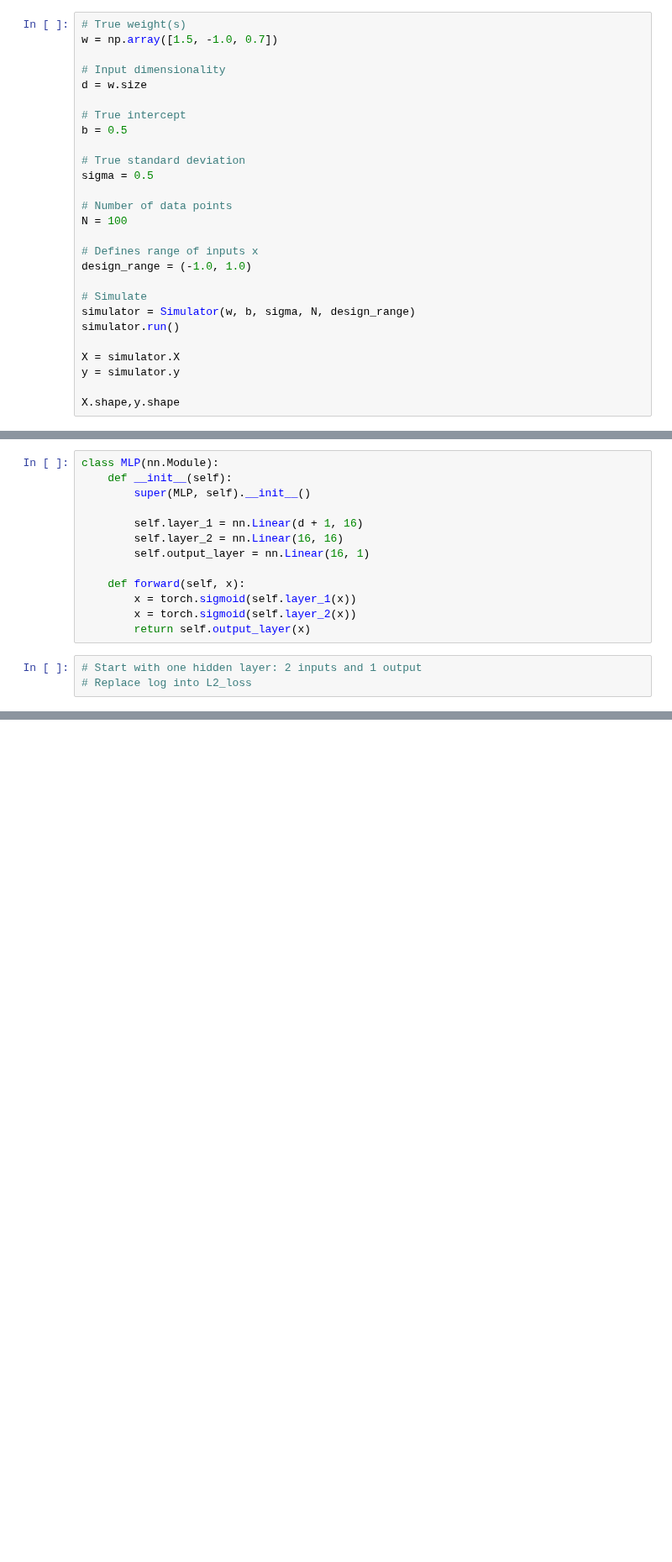
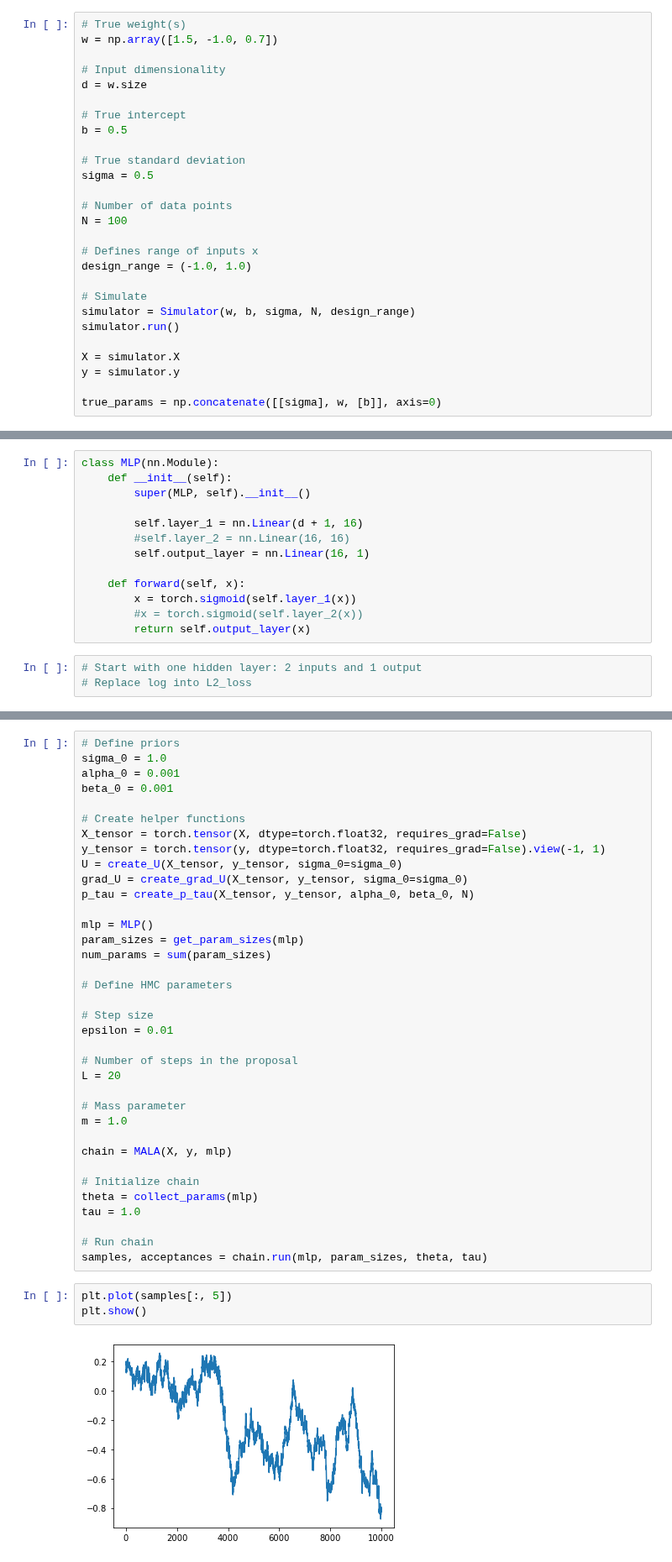
Before and after one commit to quynhhgoogoo/mcmc-project, a Jupyter notebook: notebooks/neural network/MALA.ipynb, the cells around one changed output, grey strips where cells are left out. Shown at 84% size. Cells and saved outputs as stored; diff of their text form; blank space fills up the shorter version.

Commit message:
update MALA pair programming code for neural network

```diff
--- a/notebooks/neural network/MALA.ipynb
+++ b/notebooks/neural network/MALA.ipynb
@@ -92,4 +135,4 @@ simulator.run()
 X = simulator.X
 y = simulator.y
 
-X.shape,y.shape
+true_params = np.concatenate([[sigma], w, [b]], axis=0)
@@ -110,12 +151,12 @@ class MLP(nn.Module):
         super(MLP, self).__init__()
 
         self.layer_1 = nn.Linear(d + 1, 16)
-        self.layer_2 = nn.Linear(16, 16)
+        #self.layer_2 = nn.Linear(16, 16)
         self.output_layer = nn.Linear(16, 1)
 
     def forward(self, x):
         x = torch.sigmoid(self.layer_1(x))
-        x = torch.sigmoid(self.layer_2(x))
+        #x = torch.sigmoid(self.layer_2(x))
         return self.output_layer(x)
 # %%
 # Start with one hidden layer: 2 inputs and 1 output
@@ -269,0 +354,41 @@ torch.manual_seed(2)
+# %%
+# Define priors
+sigma_0 = 1.0
+alpha_0 = 0.001
+beta_0 = 0.001
+
+# Create helper functions
+X_tensor = torch.tensor(X, dtype=torch.float32, requires_grad=False)
+y_tensor = torch.tensor(y, dtype=torch.float32, requires_grad=False).view(-1, 1)
+U = create_U(X_tensor, y_tensor, sigma_0=sigma_0)
+grad_U = create_grad_U(X_tensor, y_tensor, sigma_0=sigma_0)
+p_tau = create_p_tau(X_tensor, y_tensor, alpha_0, beta_0, N)
+
+mlp = MLP()
+param_sizes = get_param_sizes(mlp)
+num_params = sum(param_sizes)
+
+# Define HMC parameters
+
+# Step size
+epsilon = 0.01
+
+# Number of steps in the proposal
+L = 20
+
+# Mass parameter
+m = 1.0
+
+chain = MALA(X, y, mlp)
+
+# Initialize chain
+theta = collect_params(mlp)
+tau = 1.0
+
+# Run chain
+samples, acceptances = chain.run(mlp, param_sizes, theta, tau)
+# %%
+plt.plot(samples[:, 5])
+plt.show()
+# %% [output]
+[figure, added]
```
Also changed, not shown: parts of 20 cells of this notebook.
